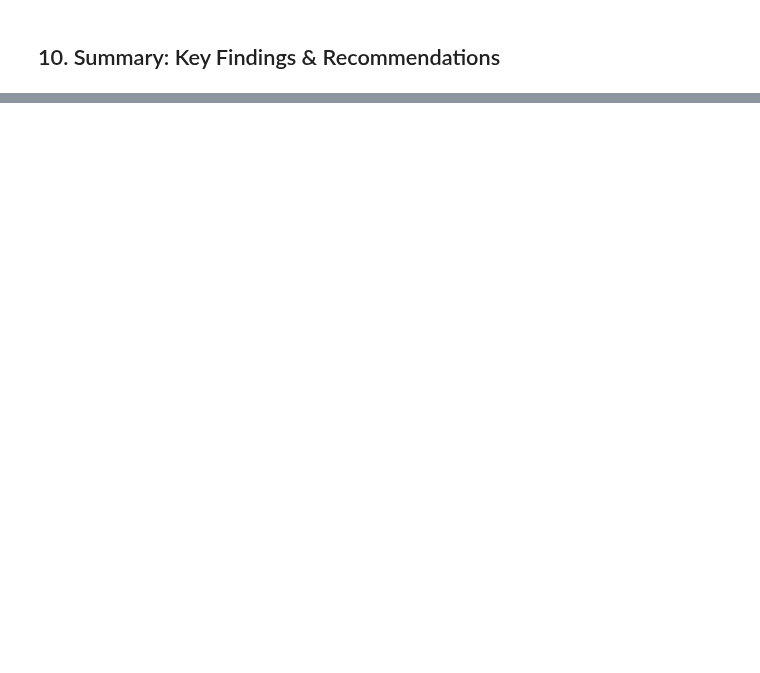
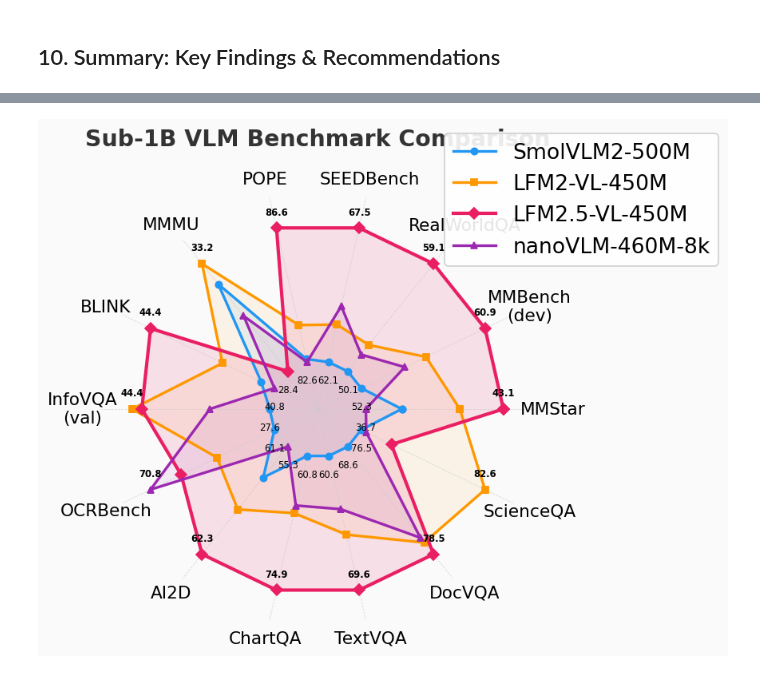
Before and after one commit to euler-666/VLMEvalKit, a Jupyter notebook: analysis.ipynb, the cells around one changed output, grey strips where cells are left out. Saved outputs shown, nothing was run; the diff lists cells and outputs as text; code cells hidden in the pictures; blank space fills up the shorter version.

```diff
--- a/analysis.ipynb
+++ b/analysis.ipynb
@@ -757,0 +1059,94 @@ display(styled)
+# %%
+import numpy as np
+import matplotlib.pyplot as plt
+
+benchmarks = [
+    'MMStar', 'MMBench\n(dev)', 'RealWorldQA', 'SEEDBench',
+    'POPE', 'MMMU', 'BLINK', 'InfoVQA\n(val)', 'OCRBench',
+    'AI2D', 'ChartQA', 'TextVQA', 'DocVQA', 'ScienceQA'
+]
+
+smolvlm2 = [38.4, 52.3, 50.1, 62.1, 82.7, 32.3, 41.2, 27.6, 61.1, 57.3, 60.8, 60.6, 68.6, 76.5]
+lfm2      = [41.1, 56.8, 52.3, 63.6, 83.7, 33.2, 42.3, 44.4, 65.6, 59.4, 66.8, 65.9, 77.4, 82.6]
+lfm25     = [43.13, 60.91, 59.08, 67.47, 86.56, 28.44, 44.35, 43.22, 68.4, 62.34, 74.88, 69.63, 78.47, 77.99]
+nanovlm   = [36.73, 55.33, 51.50, 64.34, 82.61, 30.89, 40.82, 34.91, 70.8, 55.28, 66.00, 64.18, 76.96, 76.75]
+
+models = {
+    'SmolVLM2-500M':   {'scores': smolvlm2, 'color': '#2196F3', 'marker': 'o', 'lw': 2.0, 'ms': 5},
+    'LFM2-VL-450M':    {'scores': lfm2,     'color': '#FF9800', 'marker': 's', 'lw': 2.0, 'ms': 5},
+    'LFM2.5-VL-450M':  {'scores': lfm25,    'color': '#E91E63', 'marker': 'D', 'lw': 2.5, 'ms': 6},
+    'nanoVLM-460M-8k': {'scores': nanovlm,  'color': '#9C27B0', 'marker': '^', 'lw': 2.0, 'ms': 5},
+}
+
+# Normalize each benchmark to [0, 1] using min/max across all models (with padding)
+all_scores = np.array([m['scores'] for m in models.values()])
+mins = all_scores.min(axis=0)
+maxs = all_scores.max(axis=0)
+spread = maxs - mins
+spread[spread == 0] = 1
+
+pad_bottom = spread * 0.35
+pad_top = spread * 0.15
+norm_min = mins - pad_bottom
+norm_max = maxs + pad_top
+norm_spread = norm_max - norm_min
+
+normalized = {}
+for name, m in models.items():
+    normalized[name] = ((np.array(m['scores']) - norm_min) / norm_spread).tolist()
+
+N = len(benchmarks)
+angles = np.linspace(0, 2 * np.pi, N, endpoint=False).tolist()
+angles += angles[:1]
+
+for name in normalized:
+    normalized[name] = normalized[name] + [normalized[name][0]]
+
+fig, ax = plt.subplots(figsize=(8, 8), subplot_kw=dict(polar=True))
+fig.patch.set_facecolor('#FAFAFA')
+ax.set_facecolor('#FAFAFA')
+
+for name, m in models.items():
+    nvals = normalized[name]
+    fill_alpha = 0.12 if name == 'LFM2.5-VL-450M' else 0.08
+    ax.plot(angles, nvals, f'{m["marker"]}-', linewidth=m['lw'], color=m['color'],
+            label=name, markersize=m['ms'])
+    ax.fill(angles, nvals, alpha=fill_alpha, color=m['color'])
+
+ax.set_xticks(angles[:-1])
+ax.set_xticklabels(benchmarks, fontsize=13, fontweight='medium')
+
+ax.set_yticks([])
+ax.set_ylim(0, 1.05)
+
+ax.spines['polar'].set_visible(False)
+ax.grid(color='#CCCCCC', linewidth=0.5, linestyle='--', alpha=0.7)
+
+for i, angle in enumerate(angles[:-1]):
+    raw_vals = [m['scores'][i] for m in models.values()]
+    best_idx = np.argmax(raw_vals)
+    worst_idx = np.argmin(raw_vals)
+    best_norm = list(normalized.values())[best_idx][i]
+    worst_norm = list(normalized.values())[worst_idx][i]
+    best_str = f'{raw_vals[best_idx]:.1f}'
+    worst_str = f'{raw_vals[worst_idx]:.1f}'
+    ax.annotate(best_str, xy=(angle, best_norm), fontsize=7, ha='center', va='bottom',
+                color='#000000', fontweight='bold',
+                xytext=(0, 8), textcoords='offset points')
+    ax.annotate(worst_str, xy=(angle, worst_norm), fontsize=7, ha='center', va='top',
+                color='#000000', fontweight='medium',
+                xytext=(0, -10), textcoords='offset points')
+
+legend = ax.legend(loc='upper right', bbox_to_anchor=(1.45, 1.16), fontsize=16,
+                   frameon=True, fancybox=True, shadow=False, framealpha=0.9,
+                   edgecolor='#CCCCCC')
+
+ax.set_title('Sub-1B VLM Benchmark Comparison',
+             fontsize=17, fontweight='bold', pad=35, color='#333333')
+
+plt.tight_layout()
+plt.savefig('radar_sub1b_comparison_normalized.png', dpi=150, bbox_inches='tight', facecolor='#FAFAFA')
+plt.show()
+print("Saved to radar_sub1b_comparison_normalized.png")
+# %% [output]
+[figure, added]
```
Also changed, not shown: parts of 27 cells of this notebook, 5 other files.
